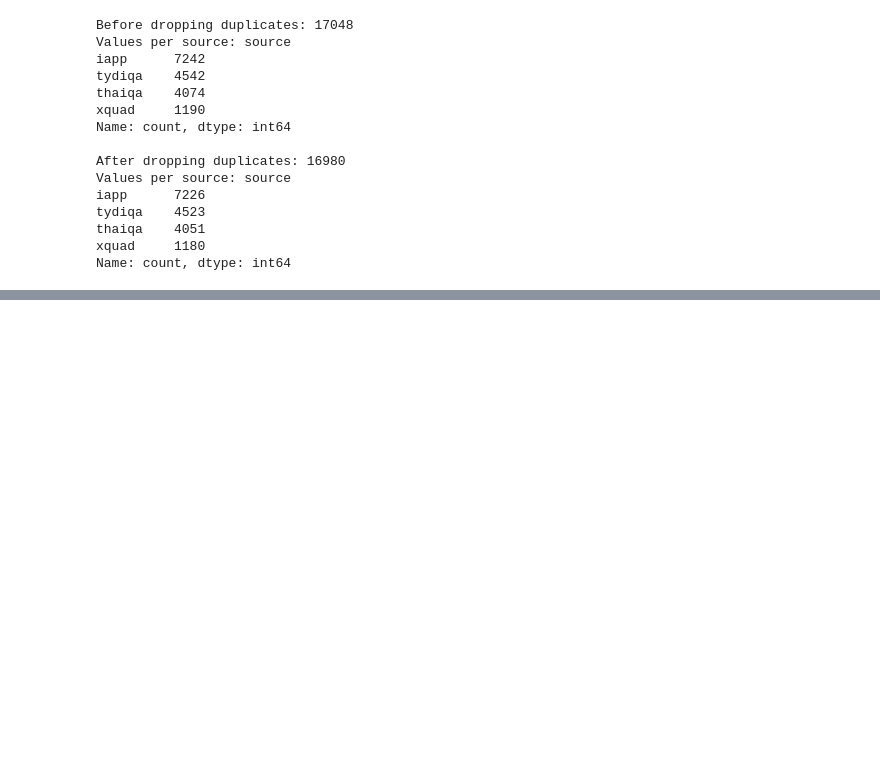
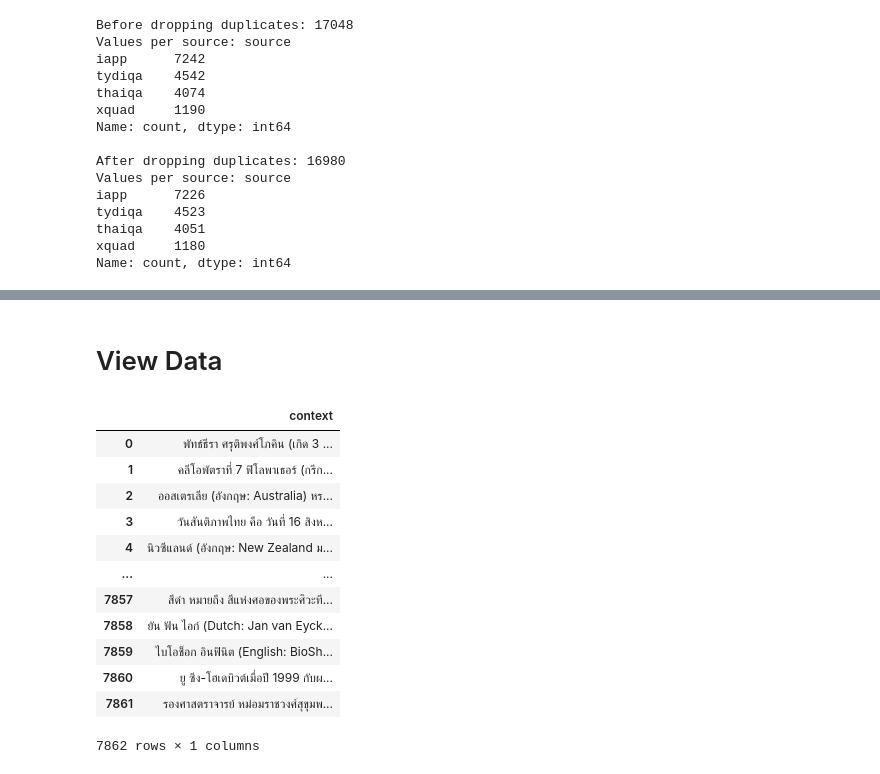
Before and after one commit to parinzee/cross-lingual-data-augmentation-for-thai-qa, a Jupyter notebook: contexts/01_Prepare_Dataset.ipynb, the cells around one changed output, grey strips where cells are left out. Cells and saved outputs as stored; diff of their text form; code cells hidden in the pictures; blank space fills up the shorter version.

```diff
--- a/contexts/01_Prepare_Dataset.ipynb
+++ b/contexts/01_Prepare_Dataset.ipynb
@@ -287,0 +300,19 @@ AttributeError: 'Series' object has no attribute 'to_parquet'
+# %% [markdown]
+# View Data
+# %%
+contexts_deduped = pd.read_csv("data/01_prepare_dataset_contexts.csv")
+contexts_deduped
+# %% [output]
+|  | context |
+| 0 | พัทธ์ธีรา ศรุติพงศ์โภคิน (เกิด 3 ... |
+| 1 | คลีโอพัตราที่ 7 ฟิโลพาเธอร์ (กรีก... |
+| 2 | ออสเตรเลีย (อังกฤษ: Australia) หร... |
+| 3 | วันสันติภาพไทย คือ วันที่ 16 สิงห... |
+| 4 | นิวซีแลนด์ (อังกฤษ: New Zealand ม... |
+| ... | ... |
+| 7857 | สีดำ หมายถึง สีแห่งศอของพระศิวะที... |
+| 7858 | ยัน ฟัน ไอก์ (Dutch: Jan van Eyck... |
+| 7859 | ไบโอช็อก อินฟินิต (English: BioSh... |
+| 7860 | ยู ซึง-โฮเดบิวต์เมื่อปี 1999 กับผ... |
+| 7861 | รองศาสตราจารย์ หม่อมราชวงศ์สุขุมพ... |
+7862 rows × 1 columns
```
Also changed, not shown: parts of 5 cells of this notebook.
